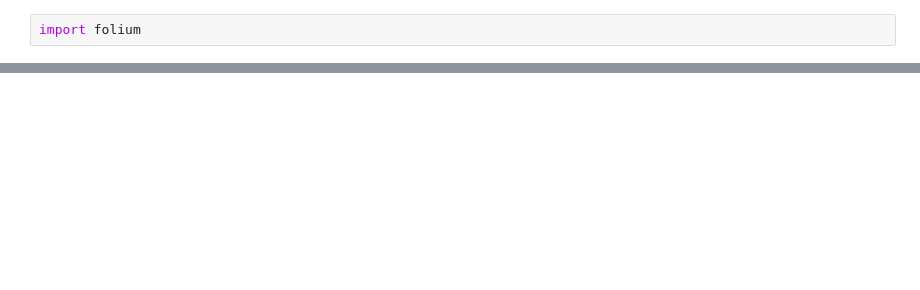
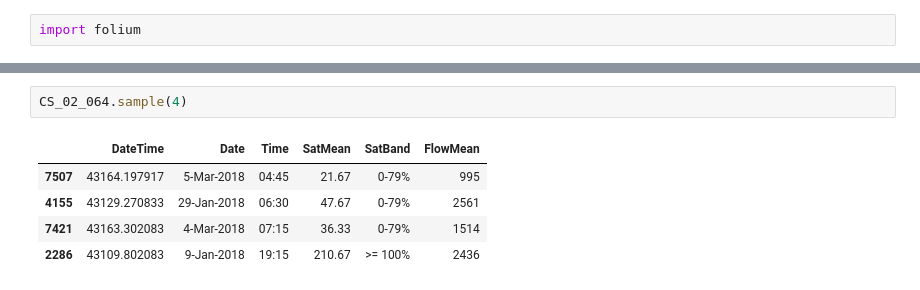
Before and after one commit to BohaoSuCC/2024CUSPLondonDataDive, a Jupyter notebook: DataPreprocess/Visualization.ipynb, the cells around one changed output, grey strips where cells are left out. Cells and saved outputs as stored; diff of their text form; blank space fills up the shorter version.

```diff
--- a/DataPreprocess/Visualization.ipynb
+++ b/DataPreprocess/Visualization.ipynb
@@ -175,0 +307,8 @@ m.save('../Data/AirQuality/SitesOpening.html')
+# %%
+CS_02_064.sample(4)
+# %% [output]
+|  | DateTime | Date | Time | SatMean | SatBand | FlowMean |
+| 7507 | 43164.197917 | 5-Mar-2018 | 04:45 | 21.67 | 0-79% | 995 |
+| 4155 | 43129.270833 | 29-Jan-2018 | 06:30 | 47.67 | 0-79% | 2561 |
+| 7421 | 43163.302083 | 4-Mar-2018 | 07:15 | 36.33 | 0-79% | 1514 |
+| 2286 | 43109.802083 | 9-Jan-2018 | 19:15 | 210.67 | >= 100% | 2436 |
```
Also changed, not shown: parts of 19 cells of this notebook, 4 other files.
